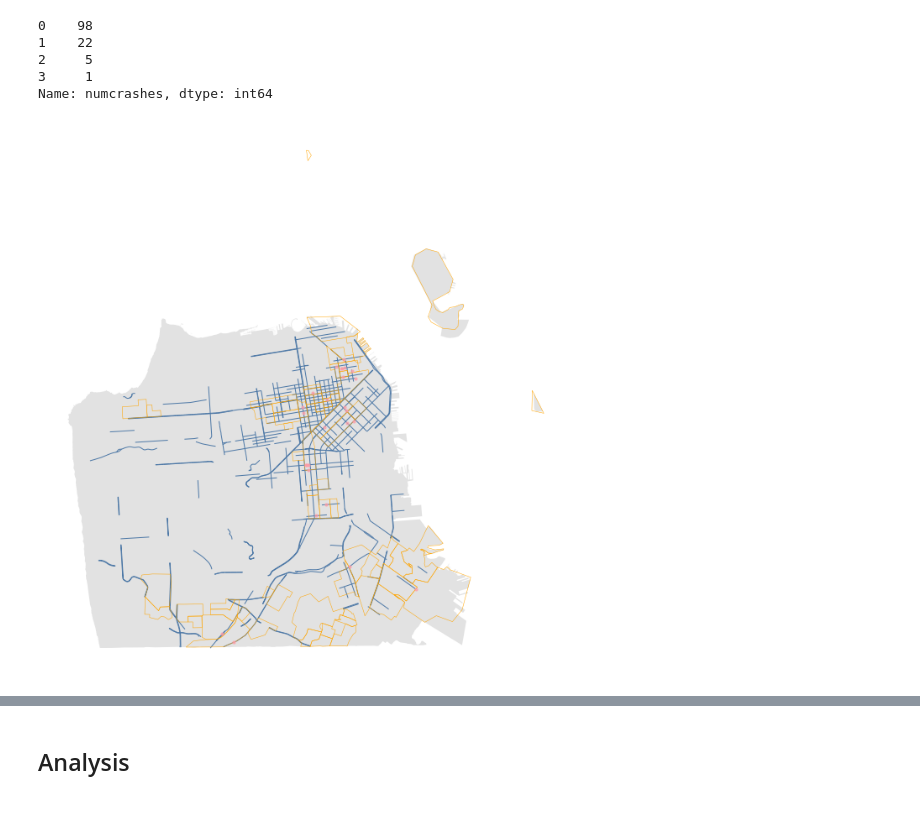
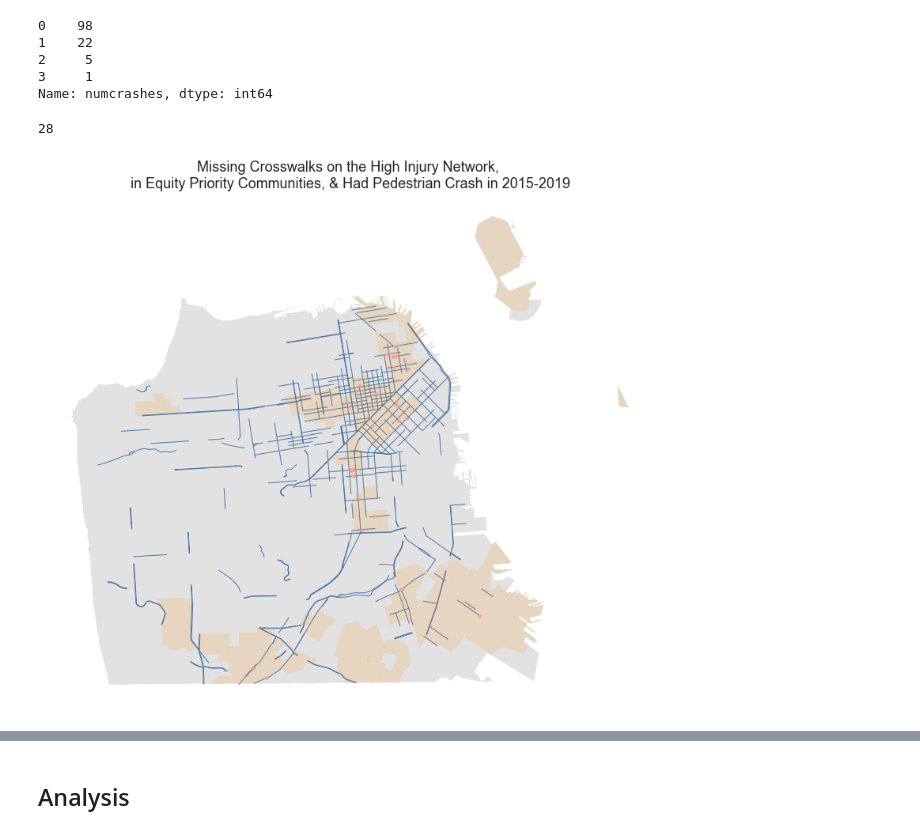
Before and after one commit to hua-mike/cp255-project, a Jupyter notebook: cp255-project-nb.ipynb, the cells around one changed output, grey strips where cells are left out. Saved outputs shown, nothing was run; the diff lists cells and outputs as text; code cells hidden in the pictures.

```diff
--- a/cp255-project-nb.ipynb
+++ b/cp255-project-nb.ipynb
@@ -34,5 +34,5 @@ import plotly.express as px
 import statsmodels.api as sm
 # %%
 # Set Seaborn Aesthetics
-sns.set_context("notebook", font_scale=1.25)
+sns.set_context("notebook", font_scale=1.5)
 sns.set_style("white")
@@ -429,0 +434,4 @@ ax.set_axis_off()
+# %%
+true_list = [True] * len(epc['geoid'])
+true_series = pd.Series(true_list)
+epc['true_const'] = true_series
@@ -701,16 +773,19 @@ Name: numcrashes, dtype: int64
 # %%
 # Further narrow missing crosswalks to only those with at least one ped crash from 2015-2019
 cw_inj_epc_crash = cw_inj_epc_numcrash[cw_inj_epc_numcrash['numcrashes'] > 0]
-# cw_inj_epc_crash
+len(cw_inj_epc_crash)
+# %% [output]
+28
 # %%
 fig, ax = plt.subplots(figsize=(18,12))
-cw_inj_epc_crash.plot(markersize=10, color = tab_pink, alpha=0.7, zorder=3, ax=ax)
+cw_inj_epc_crash.plot(markersize=12, color = tab_pink, alpha=0.9, zorder=3, ax=ax)
 injnet.to_crs(projected_crs).plot(color=tab_blue,linewidth=1, zorder=2, ax=ax)
-epc.to_crs(projected_crs).plot(color='none', edgecolor='orange', linewidth=0.5, zorder=2, ax=ax)
+epc.clip(outline).to_crs(projected_crs).plot(color='#ff8c00', edgecolor='none', alpha=0.15, linewidth=0.5, zorder=2, ax=ax)
 outline.to_crs(projected_crs).plot(color=base_gray, edgecolor='none', zorder=1, ax=ax)
-# ax.set_title('Missing Crosswalks on the High Injury Network & in EPC & Had Prev. Ped Crash')
+ax.set_title('Missing Crosswalks on the High Injury Network, \nin Equity Priority Communities, & Had Pedestrian Crash in 2015-2019')
 ax.set_axis_off()
-# plt.savefig('plot_name.png', dpi = 300)
+plt.savefig("docs/images/no-cw-on-injnet-epc-1crash.png", dpi=save_dpi, bbox_inches='tight', transparent=True)
+plt.show()
 # %% [output]
-[figure, old version]
+[figure, new version]
 # %%
```
Also changed, not shown: parts of 25 cells of this notebook.
